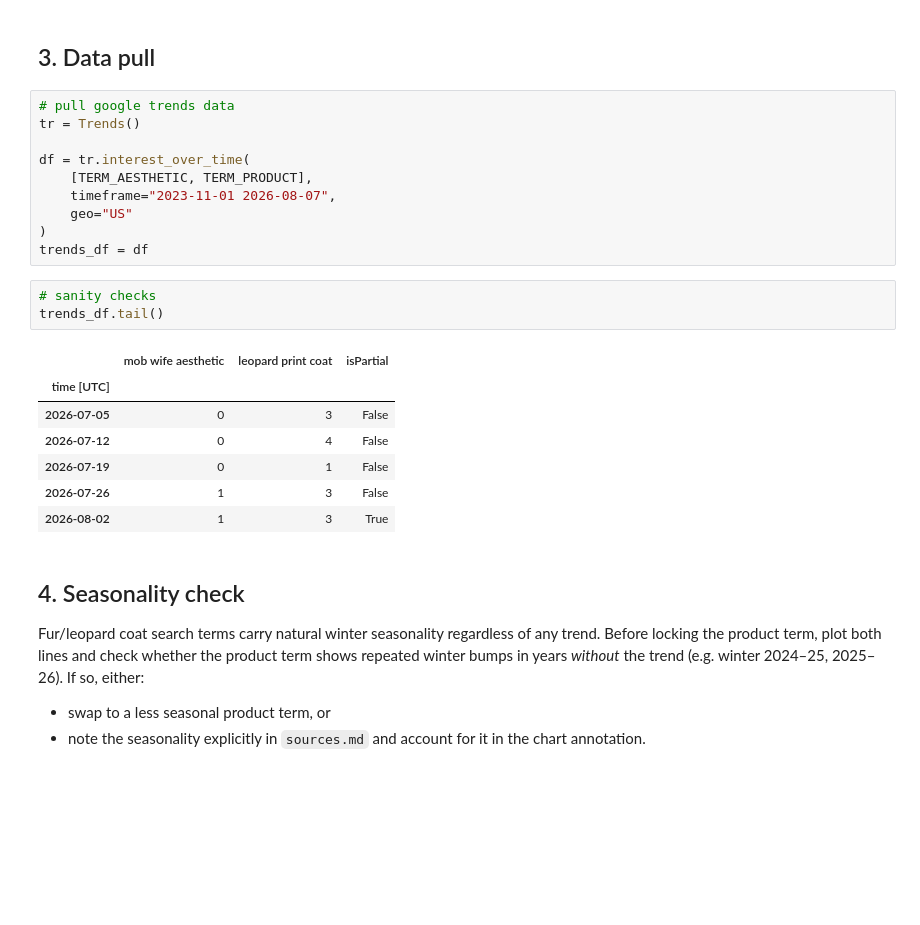
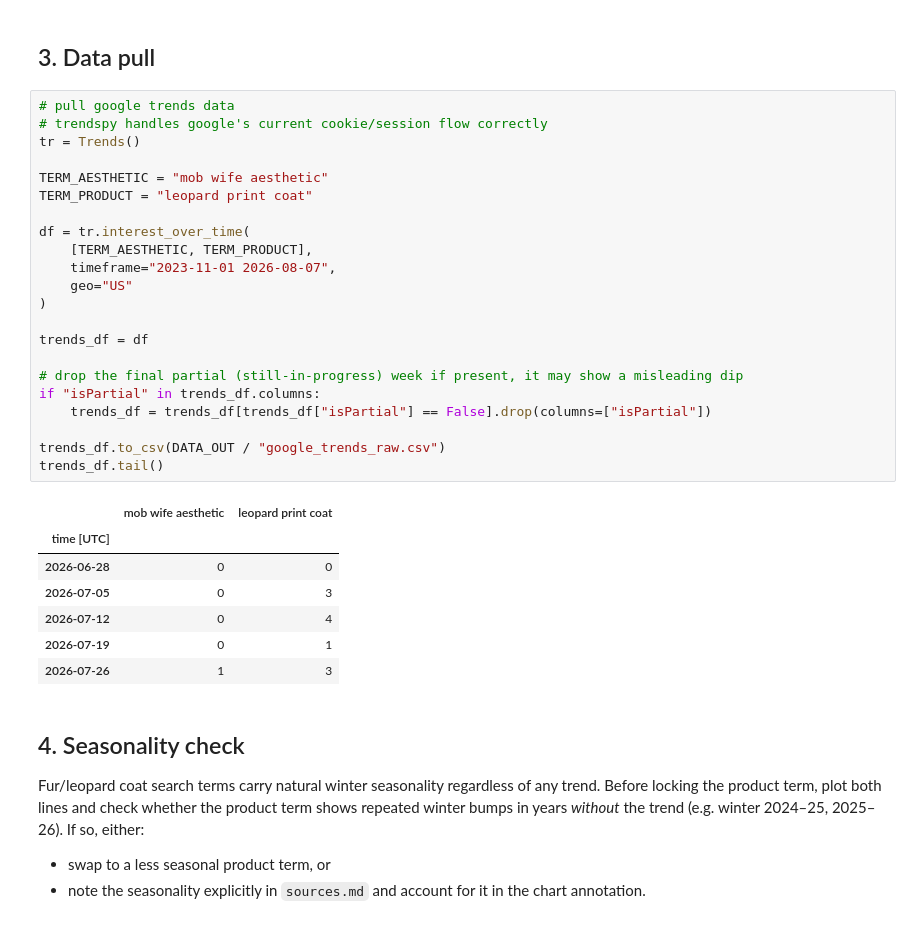
Before and after one commit to juvinciariadi/data-worn-thin.-, a Jupyter notebook: notebooks/issue-03/the_downfall_of_mob_wife.ipynb, the cells around one changed output. Cells and saved outputs as stored; diff of their text form; blank space fills up the shorter version.

```diff
--- a/notebooks/issue-03/the_downfall_of_mob_wife.ipynb
+++ b/notebooks/issue-03/the_downfall_of_mob_wife.ipynb
@@ -54,25 +54,34 @@ plt.rcParams["figure.facecolor"] = CREAM
 ## 3. Data pull
 # %%
 # pull google trends data
+# trendspy handles google's current cookie/session flow correctly
 tr = Trends()
+
+TERM_AESTHETIC = "mob wife aesthetic"
+TERM_PRODUCT = "leopard print coat"
 
 df = tr.interest_over_time(
     [TERM_AESTHETIC, TERM_PRODUCT],
     timeframe="2023-11-01 2026-08-07",
     geo="US"
 )
+
 trends_df = df
+
+# drop the final partial (still-in-progress) week if present, it may show a misleading dip
+if "isPartial" in trends_df.columns:
+    trends_df = trends_df[trends_df["isPartial"] == False].drop(columns=["isPartial"])
+
+trends_df.to_csv(DATA_OUT / "google_trends_raw.csv")
+trends_df.tail()
+# %% [output]
+|  | mob wife aesthetic | leopard print coat |
+| time [UTC] |  |  |
+| 2026-06-28 | 0 | 0 |
+| 2026-07-05 | 0 | 3 |
+| 2026-07-12 | 0 | 4 |
+| 2026-07-19 | 0 | 1 |
+| 2026-07-26 | 1 | 3 |
-# %%
-# sanity checks
-trends_df.tail()
-# %% [output]
-|  | mob wife aesthetic | leopard print coat | isPartial |
-| time [UTC] |  |  |  |
-| 2026-07-05 | 0 | 3 | False |
-| 2026-07-12 | 0 | 4 | False |
-| 2026-07-19 | 0 | 1 | False |
-| 2026-07-26 | 1 | 3 | False |
-| 2026-08-02 | 1 | 3 | True |
 # %% [markdown]
 ## 4. Seasonality check
 
```
Also changed, not shown: parts of 3 cells of this notebook, 3 other files.
